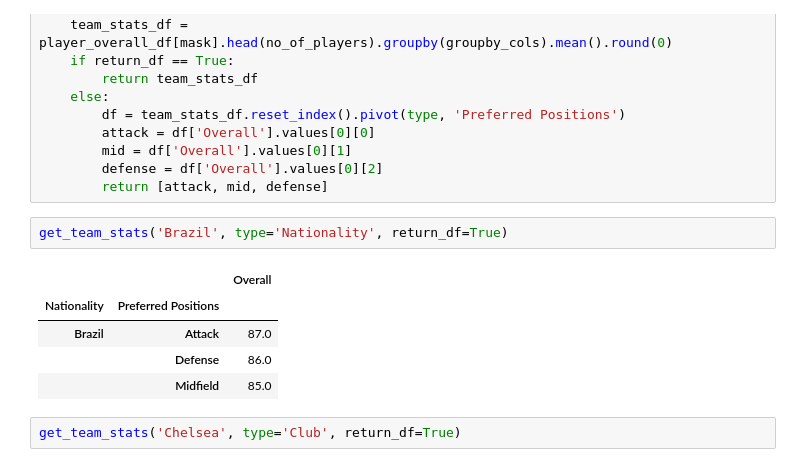
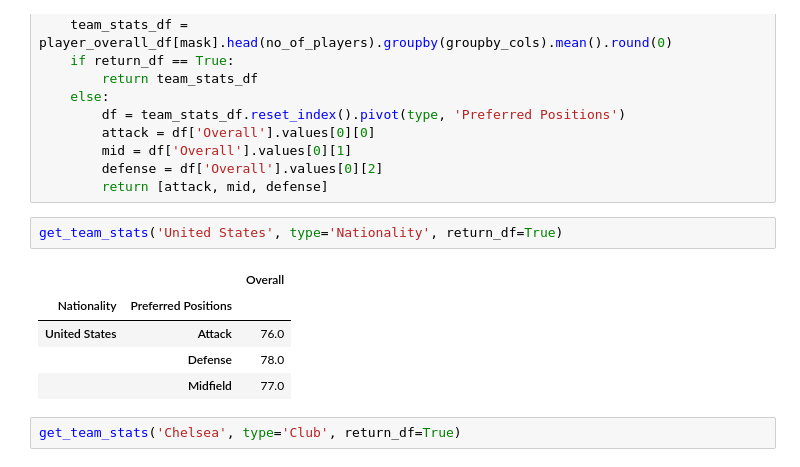
Before and after one commit to MikeStrenk/Modeling-the-World-Cup-2018, a Jupyter notebook: worldcup2018_predictions.ipynb, the cells around one changed output. Saved outputs shown, nothing was run; the diff lists cells and outputs as text.

```diff
--- a/worldcup2018_predictions.ipynb
+++ b/worldcup2018_predictions.ipynb
@@ -117,13 +117,13 @@ def get_team_stats(team, type='Club', no_of_players=13, return_df=False):
         defense = df['Overall'].values[0][2]
         return [attack, mid, defense]
 # %%
-get_team_stats('Brazil', type='Nationality', return_df=True)
+get_team_stats('United States', type='Nationality', return_df=True)
 # %% [output]
 |  |  | Overall |
 | Nationality | Preferred Positions |  |
-| Brazil | Attack | 87.0 |
-|  | Defense | 86.0 |
-|  | Midfield | 85.0 |
+| United States | Attack | 76.0 |
+|  | Defense | 78.0 |
+|  | Midfield | 77.0 |
 # %%
 get_team_stats('Chelsea', type='Club', return_df=True)
 # %% [output]
```
Also changed, not shown: parts of 10 cells of this notebook, 8 other files.
